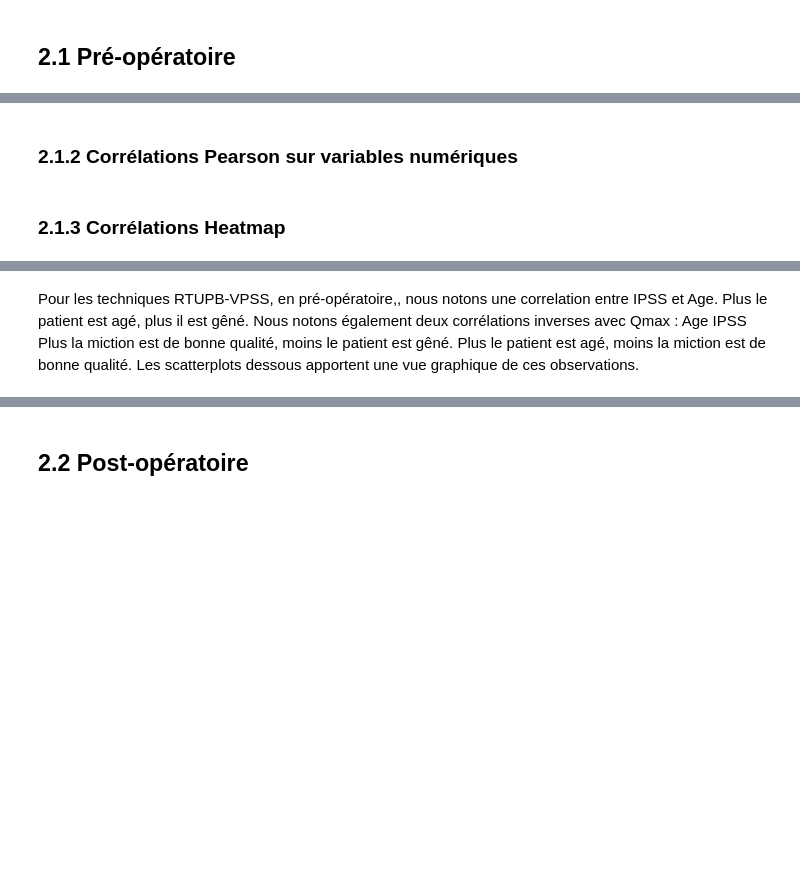
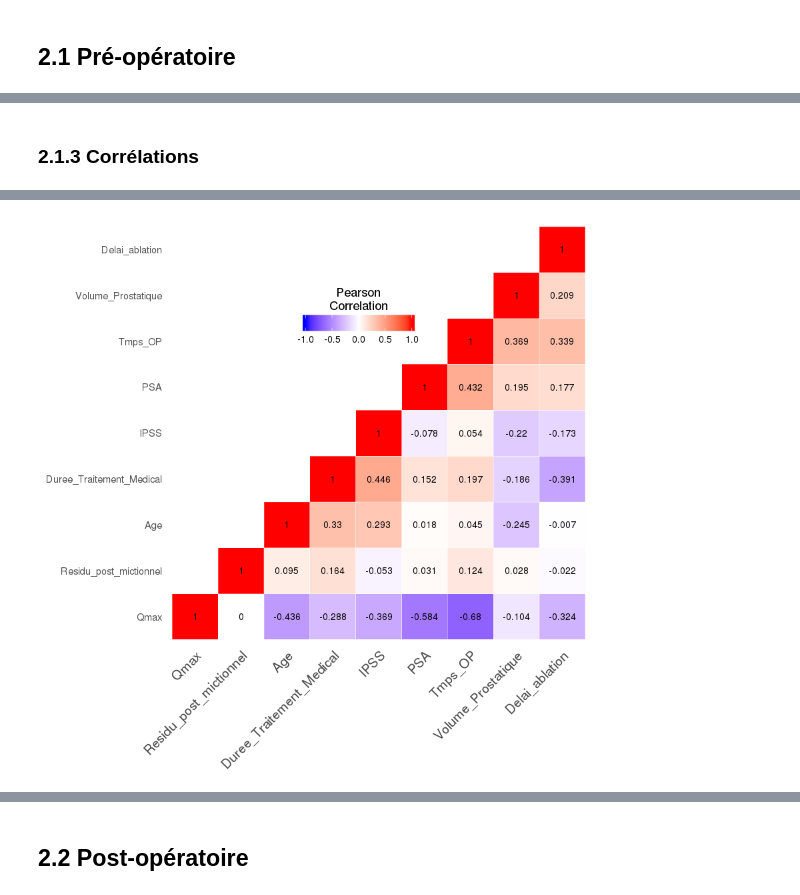
Before and after one commit to BigFab/TP_Adenome, a Jupyter notebook: rtupb_vbpps.ipynb, the cells around one changed output, grey strips where cells are left out. Cells and saved outputs as stored; diff of their text form; code cells hidden in the pictures; blank space fills up the shorter version.

```diff
--- a/rtupb_vbpps.ipynb
+++ b/rtupb_vbpps.ipynb
@@ -177,3 +195,13 @@ rtupb_cat_post = rtupb_cat[11:17]
+# %%
+# On crée un dataframe ne comportant que les variables numériques (pour corrélation linéaire de Pearson)
+rtupb_vbpps_num <- rtupb_vbpps[,sapply(rtupb_vbpps, function(x) is.numeric(x))]
+rtupb_vbpps_pre_num = rtupb_vbpps_pre[,sapply(rtupb_vbpps_pre, function(x) is.numeric(x))]
+rtupb_vbpps_post_num = rtupb_vbpps_post[,sapply(rtupb_vbpps_post, function(x) is.numeric(x))]
+
+# On crée un dataframe ne comportant que les données booléennes, ordinales ou catégoriques
+rtupb_vbpps_cat <- rtupb_vbpps[,sapply(rtupb_vbpps, function(x) is.ordered(x) | is.factor(x) | is.logical(x))]
+rtupb_vbpps_pre_cat = rtupb_vbpps_pre[,sapply(rtupb_vbpps_pre, function(x) is.ordered(x) | is.factor(x) | is.logical(x))]
+rtupb_vbpps_post_cat = rtupb_vbpps_post[,sapply(rtupb_vbpps_post, function(x) is.ordered(x) | is.factor(x) | is.logical(x))]
 # %% [markdown]
 # 2. Analyse descriptive
 # %% [markdown]
@@ -207,9 +249,6 @@ for (i in 1:ncol(rtupb_pre)) {
 # %% [markdown]
-### 2.1.2 Corrélations Pearson sur variables numériques
+### 2.1.3 Corrélations
-# %% [markdown]
-### 2.1.3 Corrélations Heatmap
 # %%
-mat_cor_rtupb_num_pre = cor(rtupb_num_pre, method = c("pearson"))
-mat_cor_rtupb_num_pre
-#adenome_heatmap(mat_cor_rtupb_num_pre)
+mat_cor = cor(rtupb_vbpps_pre_num, method = c("pearson"))
+adenome_heatmap(mat_cor)
 # %% [output]
@@ -227,5 +255 @@ mat_cor_rtupb_num_pre
+[figure, added]
-# %% [markdown]
-Pour les techniques RTUPB-VPSS, en pré-opératoire,, nous notons une correlation entre IPSS et Age. Plus le patient est agé, plus il est gêné. Nous notons également deux corrélations inverses avec Qmax :
-Age
-IPSS Plus la miction est de bonne qualité, moins le patient est gêné. Plus le patient est agé, moins la miction est de bonne qualité.
-Les scatterplots dessous apportent une vue graphique de ces observations.
```
Also changed, not shown: parts of 44 cells of this notebook.
